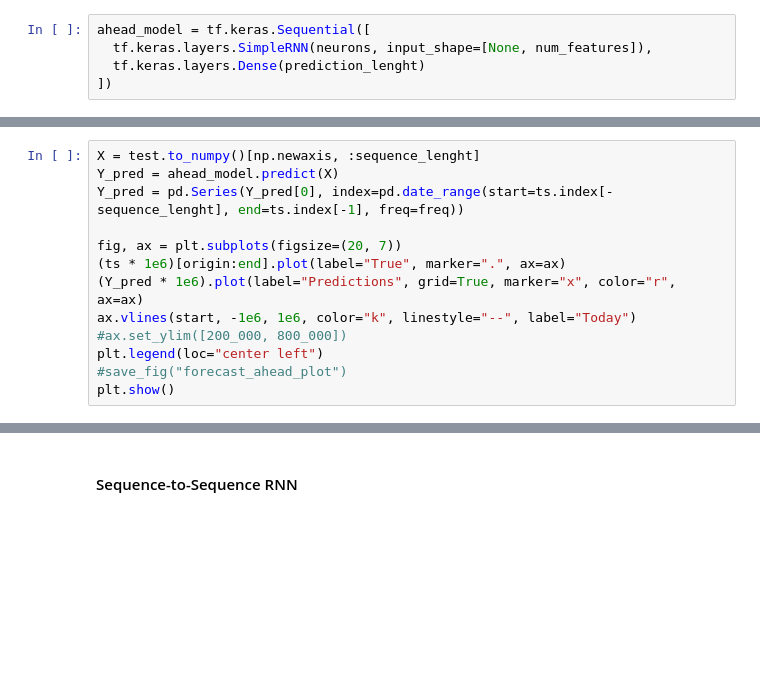
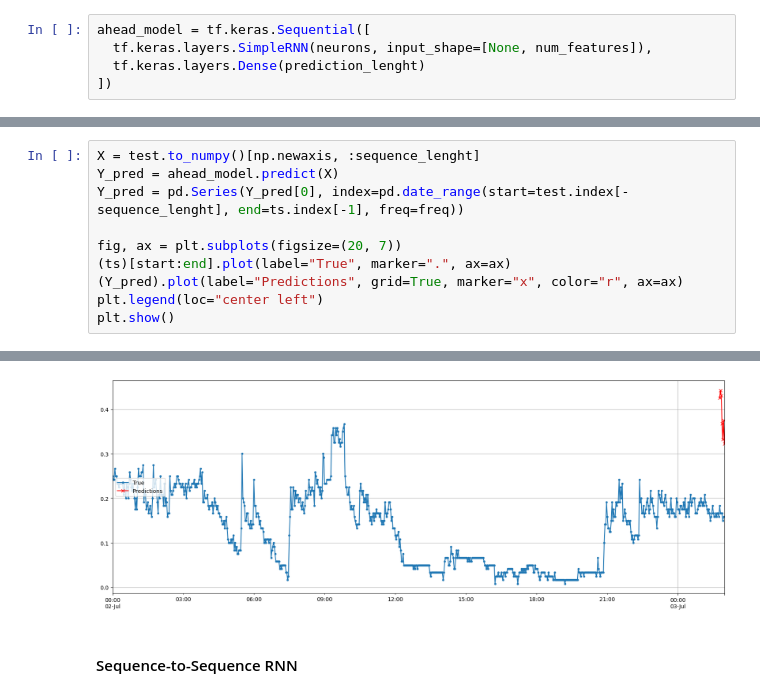
Before and after one commit to AnastasiaBrinati/experiments, a Jupyter notebook: Models120s.ipynb, the cells around one changed output, grey strips where cells are left out. Saved outputs shown, nothing was run; the diff lists cells and outputs as text; blank space fills up the shorter version.

```diff
--- a/Models120s.ipynb
+++ b/Models120s.ipynb
@@ -436,13 +495,11 @@ fit_and_evaluate(ahead_model, ahead_train_ds, ahead_valid_ds)
 # %%
 X = test.to_numpy()[np.newaxis, :sequence_lenght]
 Y_pred = ahead_model.predict(X)
-Y_pred = pd.Series(Y_pred[0], index=pd.date_range(start=ts.index[-sequence_lenght], end=ts.index[-1], freq=freq))
+Y_pred = pd.Series(Y_pred[0], index=pd.date_range(start=test.index[-sequence_lenght], end=ts.index[-1], freq=freq))
 
 fig, ax = plt.subplots(figsize=(20, 7))
-(ts * 1e6)[origin:end].plot(label="True", marker=".", ax=ax)
-(Y_pred * 1e6).plot(label="Predictions", grid=True, marker="x", color="r", ax=ax)
-ax.vlines(start, -1e6, 1e6, color="k", linestyle="--", label="Today")
-#ax.set_ylim([200_000, 800_000])
+(ts)[start:end].plot(label="True", marker=".", ax=ax)
+(Y_pred).plot(label="Predictions", grid=True, marker="x", color="r", ax=ax)
 plt.legend(loc="center left")
-#save_fig("forecast_ahead_plot")
 plt.show()
+# %% [output]
@@ -449,3 +507,4 @@ plt.show()
+[figure, added]
 # %% [markdown]
 #### Sequence-to-Sequence RNN
 # %%
```
Also changed, not shown: parts of 5 cells of this notebook.
